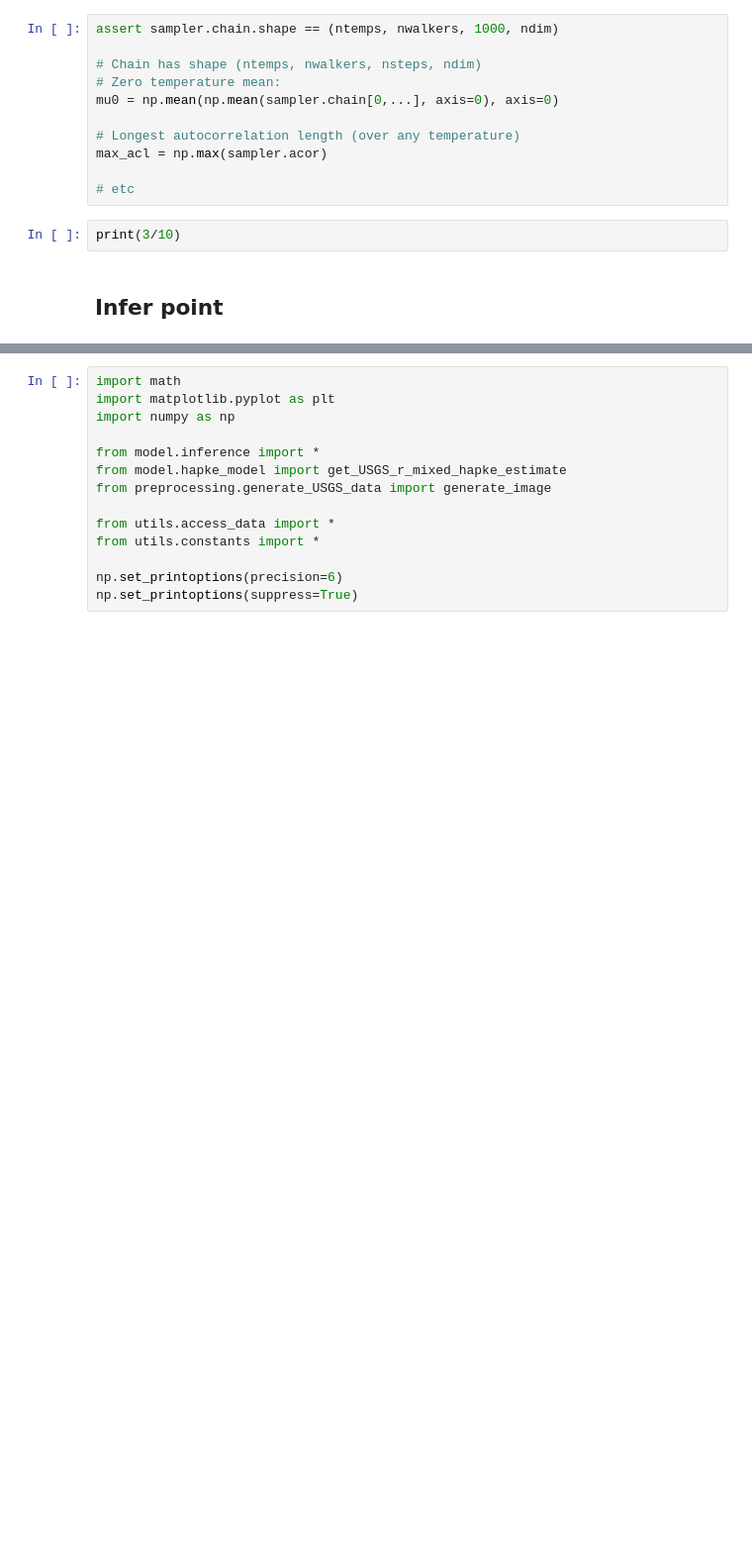
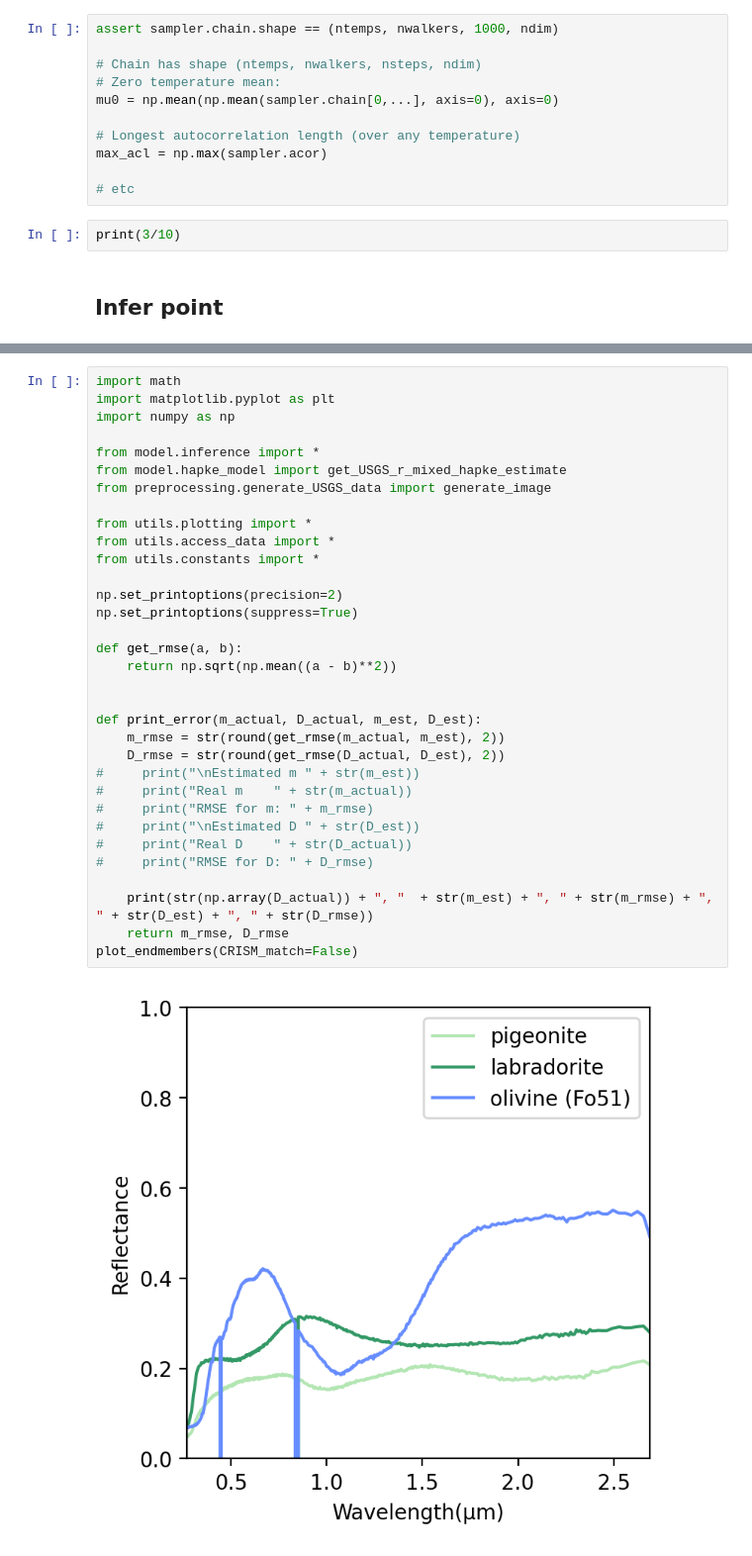
Before and after one commit to marinakiseleva/spectral_analysis, a Jupyter notebook: notebooks/Testing Inference.ipynb, the cells around one changed output, grey strips where cells are left out. Shown: that part at 99% size. Saved outputs shown, nothing was run; the diff lists cells and outputs as text; blank space fills up the shorter version.

```diff
--- a/notebooks/Testing Inference.ipynb
+++ b/notebooks/Testing Inference.ipynb
@@ -176,14 +177,35 @@ print(3/10)
 # %%
 import math
 import matplotlib.pyplot as plt
 import numpy as np
 
 from model.inference import *
 from model.hapke_model import get_USGS_r_mixed_hapke_estimate
 from preprocessing.generate_USGS_data import generate_image
 
+from utils.plotting import *
 from utils.access_data import *
 from utils.constants import *
 
-np.set_printoptions(precision=6)
+np.set_printoptions(precision=2)
 np.set_printoptions(suppress=True)
+
+def get_rmse(a, b):
+    return np.sqrt(np.mean((a - b)**2))
+
+
+def print_error(m_actual, D_actual, m_est, D_est):
+    m_rmse = str(round(get_rmse(m_actual, m_est), 2))
+    D_rmse = str(round(get_rmse(D_actual, D_est), 2))
+#     print("\nEstimated m " + str(m_est))
+#     print("Real m    " + str(m_actual))
+#     print("RMSE for m: " + m_rmse)
+#     print("\nEstimated D " + str(D_est))
+#     print("Real D    " + str(D_actual))
+#     print("RMSE for D: " + D_rmse)
+
+    print(str(np.array(D_actual)) + ", "  + str(m_est) + ", " + str(m_rmse) + ", " + str(D_est) + ", " + str(D_rmse))
+    return m_rmse, D_rmse
+plot_endmembers(CRISM_match=False)
+# %% [output]
+[figure, added]
```
Also changed, not shown: parts of 10 cells of this notebook, 4 other files.
